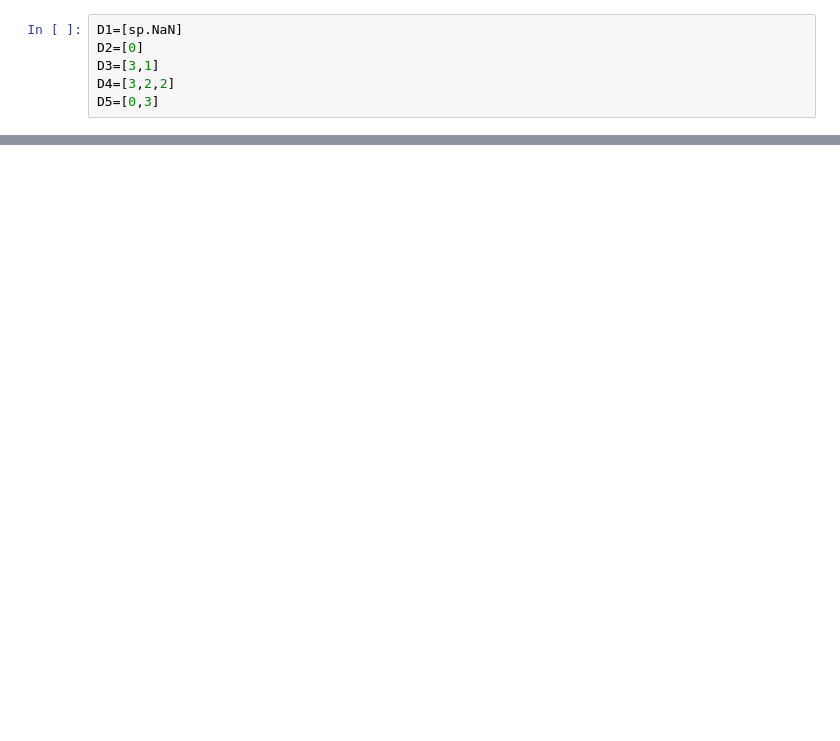
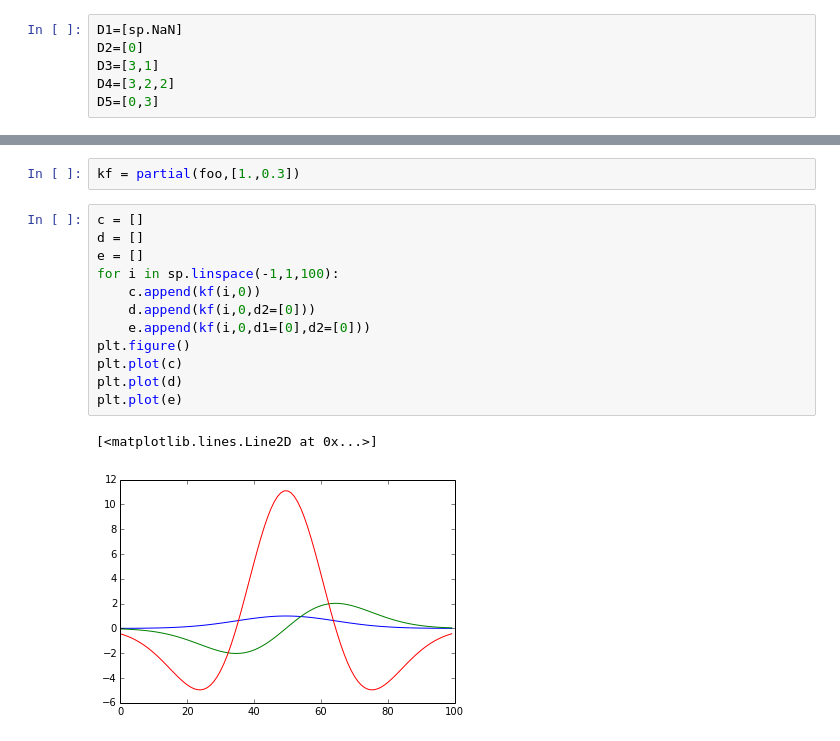
Before and after one commit to markm541374/ES, a Jupyter notebook: scatch.ipynb, the cells around one changed output, grey strips where cells are left out. Cells and saved outputs as stored; diff of their text form; blank space fills up the shorter version.

```diff
--- a/scatch.ipynb
+++ b/scatch.ipynb
@@ -100,0 +155,17 @@ xxxxxxxxxxxx
+# %%
+kf = partial(foo,[1.,0.3])
+# %%
+c = []
+d = []
+e = []
+for i in sp.linspace(-1,1,100):
+    c.append(kf(i,0))
+    d.append(kf(i,0,d2=[0]))
+    e.append(kf(i,0,d1=[0],d2=[0]))
+plt.figure()
+plt.plot(c)
+plt.plot(d)
+plt.plot(e)
+# %% [output]
+[<matplotlib.lines.Line2D at 0x...>]
+[figure, added]
```
Also changed, not shown: parts of 4 cells of this notebook, 1 other file.
